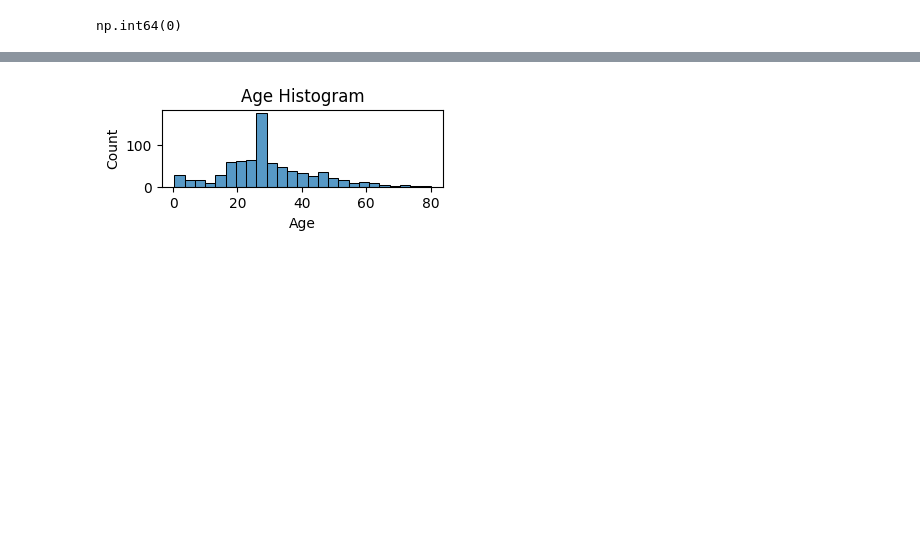
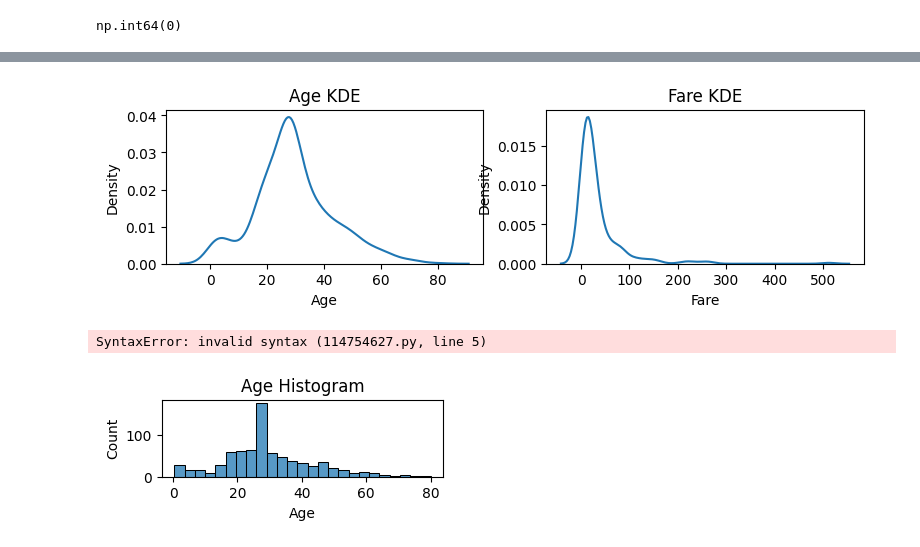
Before and after one commit to mariamgaber123/DEPI_ONL4_AIS2_S2, a Jupyter notebook: data_analysis/In-Sessions/code/pre_processing.ipynb, the cells around one changed output, grey strips where cells are left out. Saved outputs shown, nothing was run; the diff lists cells and outputs as text; code cells hidden in the pictures; blank space fills up the shorter version.

```diff
--- a/data_analysis/In-Sessions/code/pre_processing.ipynb
+++ b/data_analysis/In-Sessions/code/pre_processing.ipynb
@@ -180,3 +190,23 @@ np.int64(0)
+# %%
+num_col=df.select_dtypes('number').columns
+plt.figure(figsize=(9,2))
+for i,col in enumerate(num_col):
+   plt.subplot(1,2,i+1)
+   sns.kdeplot(df[col])
+   plt.title(f"{col} KDE")
+plt.show()
+# %% [output]
+[figure, added]
+# %%
+num_col=df.select_dtypes('number').columns
+plt.figure(figsize=(8,1))
+for i,col in enumerate(num_col):
+   plt.subplot(1,2,i+1)
+   sns.(x=df[col])
+   plt.title(f"{col} boxblot")
+   plt.show()
+# %% [output]
+SyntaxError: invalid syntax (114754627.py, line 5)
 # %%
 num_col=df.select_dtypes('number').columns
 plt.figure(figsize=(8,1))
```
Also changed, not shown: parts of 41 cells of this notebook, 5 other files.
